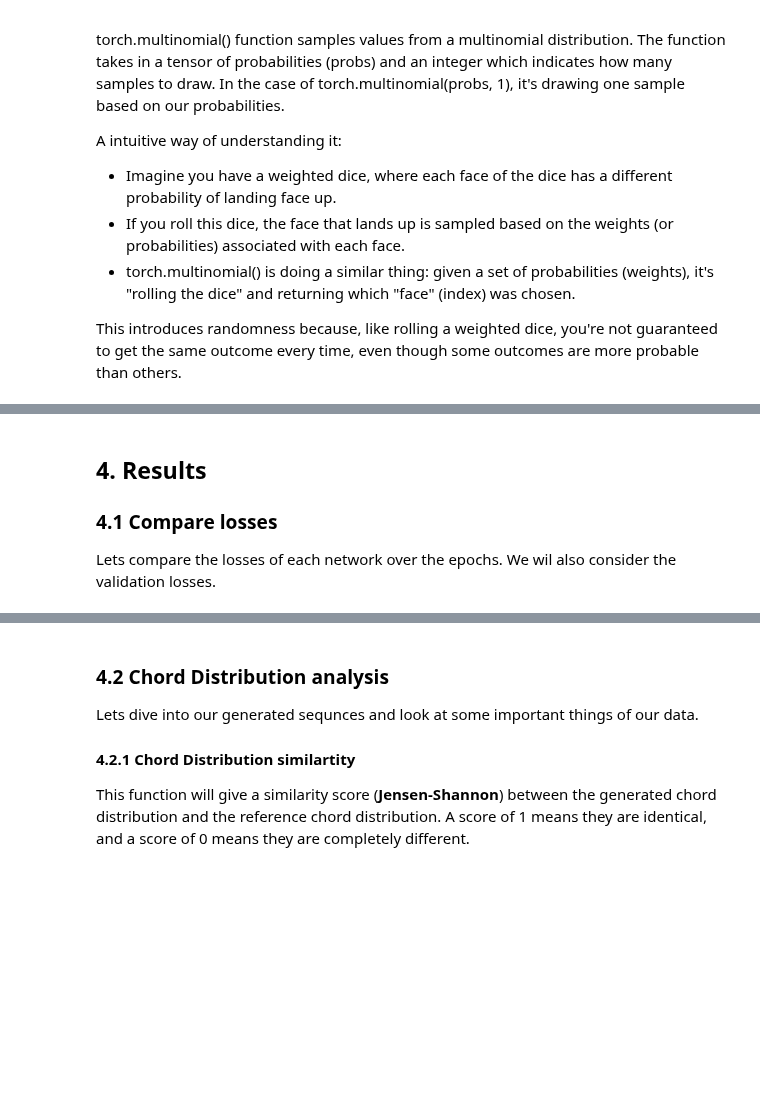
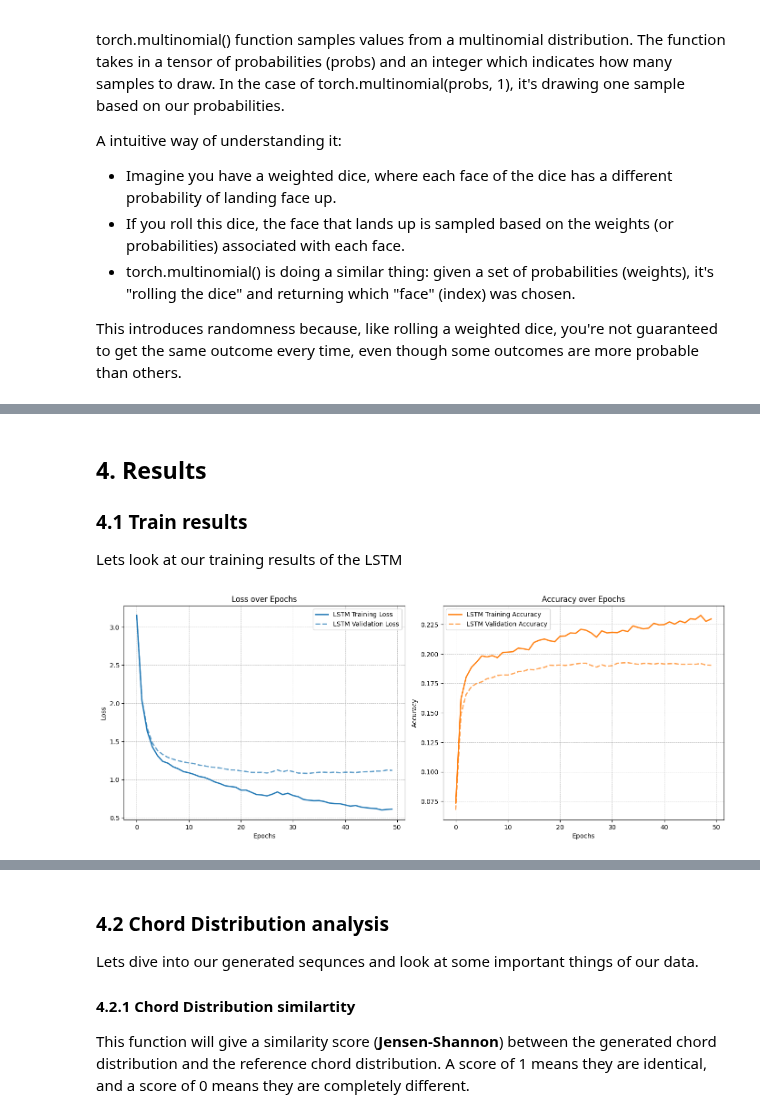
Before and after one commit to Kryptagora/JazzNet, a Jupyter notebook: Models.ipynb, the cells around one changed output, grey strips where cells are left out. Drawn from its saved outputs; the diff is of its cells as text; code cells hidden in the pictures; blank space fills up the shorter version.

```diff
--- a/Models.ipynb
+++ b/Models.ipynb
@@ -976,5 +882,39 @@ print(merge_chords(LSTM_chords_generated[random.randint(0, len(LSTM_chords_gener
 # %% [markdown]
 ## 4. Results
 
-### 4.1 Compare losses
-Lets compare the losses of each network over the epochs. We wil also consider the validation losses.
+### 4.1 Train results
+Lets look at our training results of the LSTM
+# %%
+def plot_metrics(train_losses, val_losses, train_accuracies, val_accuracies, model_name='LSTM'):
+    plt.figure(figsize=(14, 6))
+
+    # Losses
+    plt.subplot(1, 2, 1)
+    plt.plot(train_losses, label=f'{model_name} Training Loss', color='#1f77b4', linestyle='-', linewidth=2)  # Color blue
+    plt.plot(val_losses, label=f'{model_name} Validation Loss', color='#1f77b4', linestyle='--', linewidth=2, alpha=0.7)  # Make this line dotted
+    plt.title('Loss over Epochs')
+    plt.xlabel('Epochs')
+    plt.ylabel('Loss')
+    plt.legend()
+    plt.grid(True, which="both", linestyle='--', linewidth=0.5)  # Making grid lines lighter and dotted
+
+    # Accuracies
+    plt.subplot(1, 2, 2)
+    plt.plot(train_accuracies, label=f'{model_name} Training Accuracy', color='#ff7f0e', linestyle='-', linewidth=2)  # Color orange
+    plt.plot(val_accuracies, label=f'{model_name} Validation Accuracy', color='#ff7f0e', linestyle='--', linewidth=2, alpha=0.7)  # Make this line dotted
+    plt.title('Accuracy over Epochs')
+    plt.xlabel('Epochs')
+    plt.ylabel('Accuracy')
+    plt.legend()
+    plt.grid(True, which="both", linestyle='--', linewidth=0.5)  # Making grid lines lighter and dotted
+
+    plt.tight_layout()
+    #plt.suptitle(f'{model_name} Training and Validation Metrics', fontsize=16)
+    plt.subplots_adjust(top=0.88)
+    plt.savefig('img/LSTM_training_and_validation.png')
+    plt.show()
+
+
+plot_metrics(train_losses_lstm, val_losses_lstm, train_accuracies, val_accuracies, 'LSTM')
+# %% [output]
+[figure, added]
```
Also changed, not shown: parts of 18 cells of this notebook.
